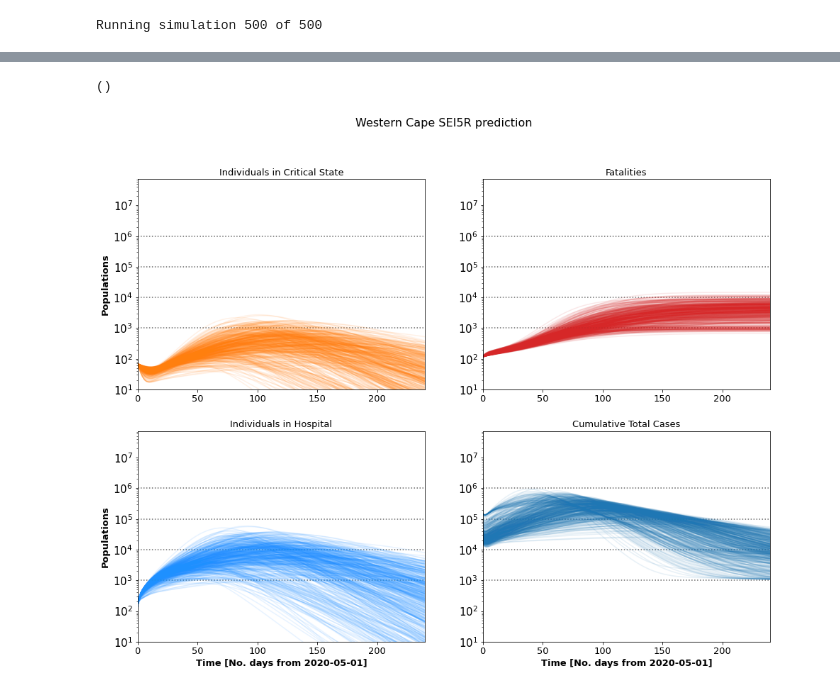
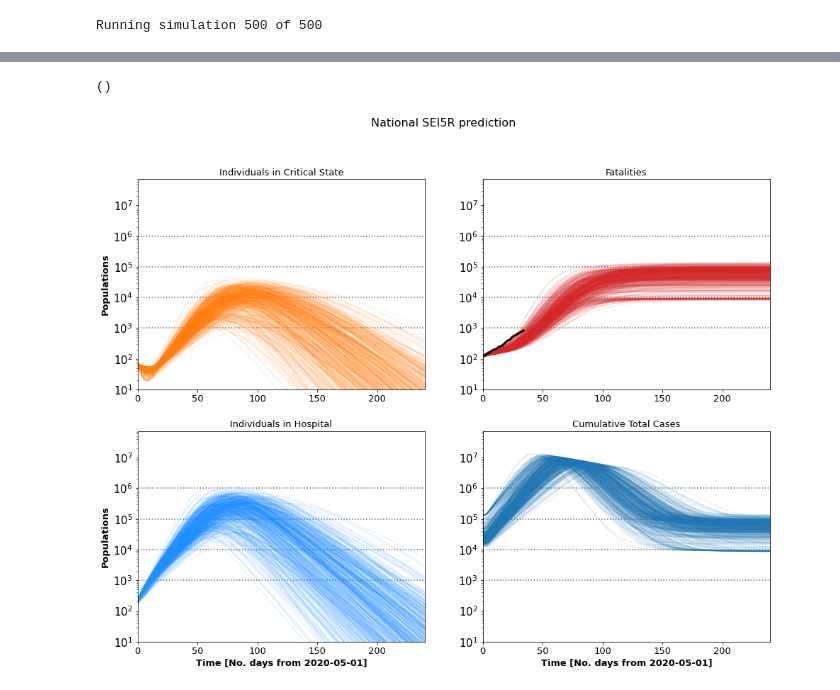
Before and after one commit to ifornax/Covid19, a Jupyter notebook: PySEIR_Province_NO.ipynb, the cells around one changed output, grey strips where cells are left out. Saved outputs shown, nothing was run; the diff lists cells and outputs as text; code cells hidden in the pictures.

```diff
--- a/PySEIR_Province_NO.ipynb
+++ b/PySEIR_Province_NO.ipynb
@@ -975,10 +946,12 @@ def MyModel(NoIteration, ParamDf, M,  Tf, Nf, Ni):
 # %% [markdown]
 # Need to extract the Rt for the province and pass it in the function below
 # %%
+#
 # First calculate ParamDf, e.g. using Rt for WC
-WCParamDf = ToEnsemble(Nums, 1.3)
+#
+ParamDf = ToEnsemble(Nums, 2.4)
 # %%
 #SAProvPop.head
 # %%
-province = input(f"Enter province name from above names {SAProvPop.Province.unique()}")
+province = input(f"Enter province name of [National] from above names {SAProvPop.Province.unique()}")
 # %% [output]
@@ -987,5 +960,8 @@ Enter province name from above names ['Gauteng' 'KwaZulu-Natal' 'Western Cape' '
 # %%
-Ni = SAProvPop[SAProvPop['Province'] == province]['Pop'].values
+if province == 'National':
+    Ni = np.array([NZA])
+else:
+    Ni = SAProvPop[SAProvPop['Province'] == province]['Pop'].values
 # %%
 print(f"Total population in {province} = {Ni}")
 # %% [output]
@@ -993,5 +969,5 @@ Total population in Western Cape = [6844272]
 # %%
-MyPredict, MyPredictTime = MyModel(500, WCParamDf, M,  Tf, Nf, Ni)
+MyPredict, MyPredictTime = MyModel(500, ParamDf, M,  Tf, Nf, Ni)
 # %% [output]
 Running simulation 500 of 500
 # %%
@@ -1001,5 +977,6 @@ MyPredict.shape, MyPredictTime.shape
 # %%
-ToPlot(MyPredict, MyPredictTime, province+" SEI5R prediction")
+
+ToPlot(MyPredict, MyPredictTime, ProvinDead, DateToStart,province+" SEI5R prediction")
 # %% [output]
 ()
-[figure, old version]
+[figure, new version]
```
Also changed, not shown: parts of 58 cells of this notebook, 1 other file.
